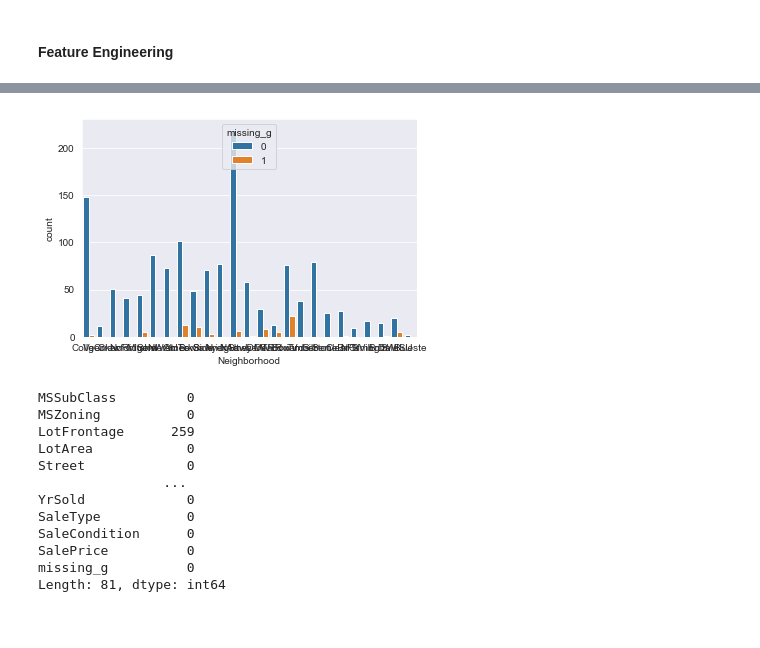
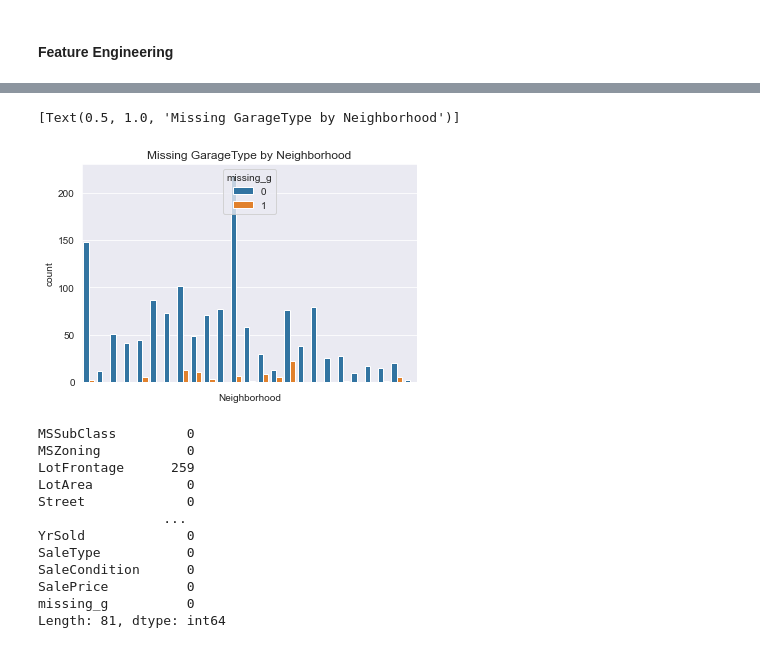
Before and after one commit to QingchuanLyu/Predicting-House-Prices, a Jupyter notebook: Predicting Iowa House Prices (Linear Regression).ipynb, the cells around one changed output, grey strips where cells are left out. Saved outputs shown, nothing was run; the diff lists cells and outputs as text; code cells hidden in the pictures.

```diff
--- a/Predicting Iowa House Prices (Linear Regression).ipynb
+++ b/Predicting Iowa House Prices (Linear Regression).ipynb
@@ -136,15 +136,18 @@ y_train = train.SalePrice.values
 # %%
 #check if missing values are Missing at Random, Missing completely at Random, or Not Missing at Random
 #Assign label "None" to missing values:
 for col in ('MSSubClass', 'MasVnrType', 'BsmtQual', 'BsmtCond', 'BsmtExposure', 'BsmtFinType1', 'BsmtFinType2', 'PoolQC', 'MiscFeature', 'Alley', 'Fence', 'FireplaceQu', 'GarageType', 'GarageFinish', 'GarageQual', 'GarageCond'):
     train[col] = train[col].fillna('None')
 #check if GarageType is missing completely at random
 train['missing_g'] = np.where(train['GarageType']=="None", 1, 0)
 #Check distribution of counts of each garage type with seaborn
 ax = sns.countplot(x ='Neighborhood', hue = 'missing_g', data = train)
+ax.set(xticklabels=[])
+ax.set(title='Missing GarageType by Neighborhood')
 #missing values of garage types spread across a few neighborhoods, so keep "None"
 # %% [output]
+[Text(0.5, 1.0, 'Missing GarageType by Neighborhood')]
-[figure, old version]
+[figure, new version]
 # %%
 #check the number of missing values among all variables
 train.isnull().sum()
```
Also changed, not shown: parts of 13 cells of this notebook.
